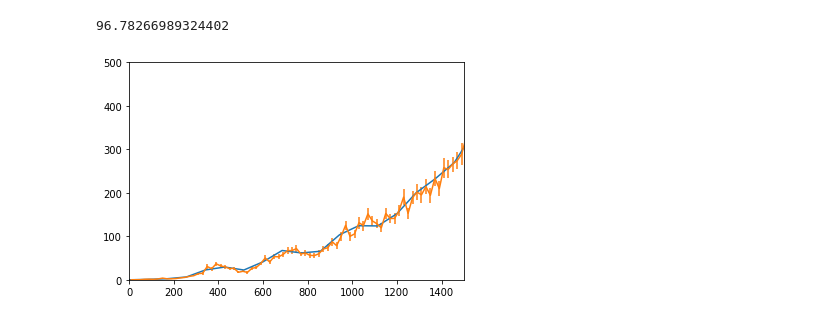
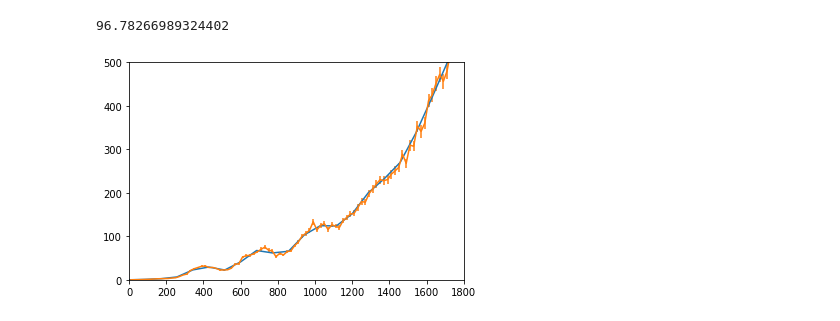
Before and after one commit to winstonyin/cmb_simulation, a Jupyter notebook: cmb_simulation.ipynb, the cells around one changed output. Drawn from its saved outputs; the diff is of its cells as text; code cells hidden in the pictures.

```diff
--- a/cmb_simulation.ipynb
+++ b/cmb_simulation.ipynb
@@ -52,15 +52,15 @@ np.sqrt(np.mean(TEB_prim.T.r**2))
 # %%
 # Detector.addNoise
 specs = CMBSpectra(powers)
-TEB_prim, p_prim = specs.generatePrimordialMaps(0.001, 256)
+TEB_prim, p = specs.generatePrimordialMaps(0.001, 512)
 planck = Detector(*planck_params)
 TEB_prim_obs = planck.addNoise(TEB_prim)
 
 (specs.EE+planck.EEn).plot(np.linspace(0, 4200), scale=lambda l: l**2/(2*np.pi), logaxis=None)
 TEB_prim_obs.E.binSpectrum().plot(scale=lambda l: l**2/(2*np.pi))
-plt.xlim(0, 1500)
+plt.xlim(0, 1800)
 plt.ylim(0, 500)
 plt.show()
 # validate: points match curve (noisy map indeed has spectrum C_XY + C_XY_n)
 # %% [output]
-[figure, old version]
+[figure, new version]
```
Also changed, not shown: parts of 8 cells of this notebook, 1 other file.
